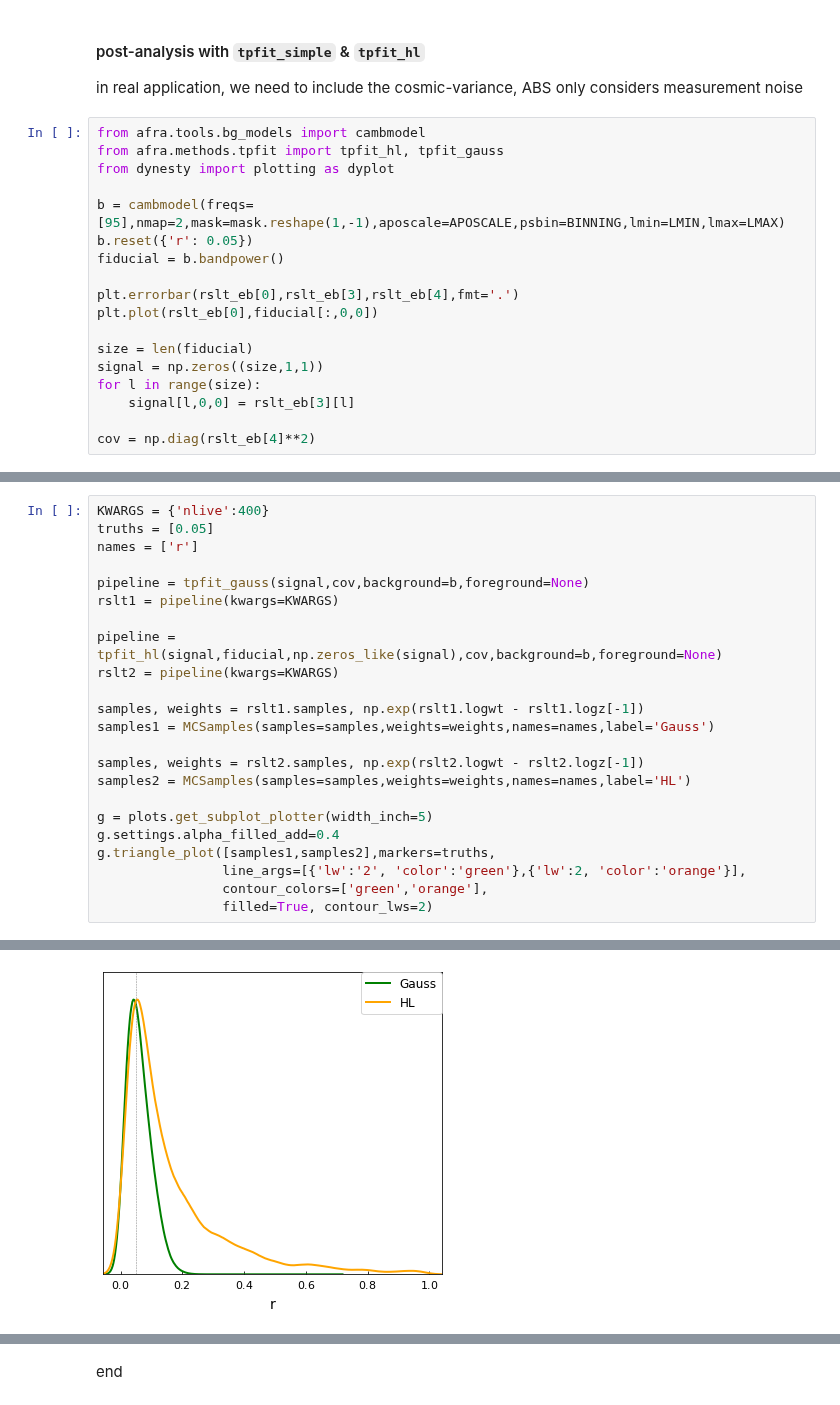
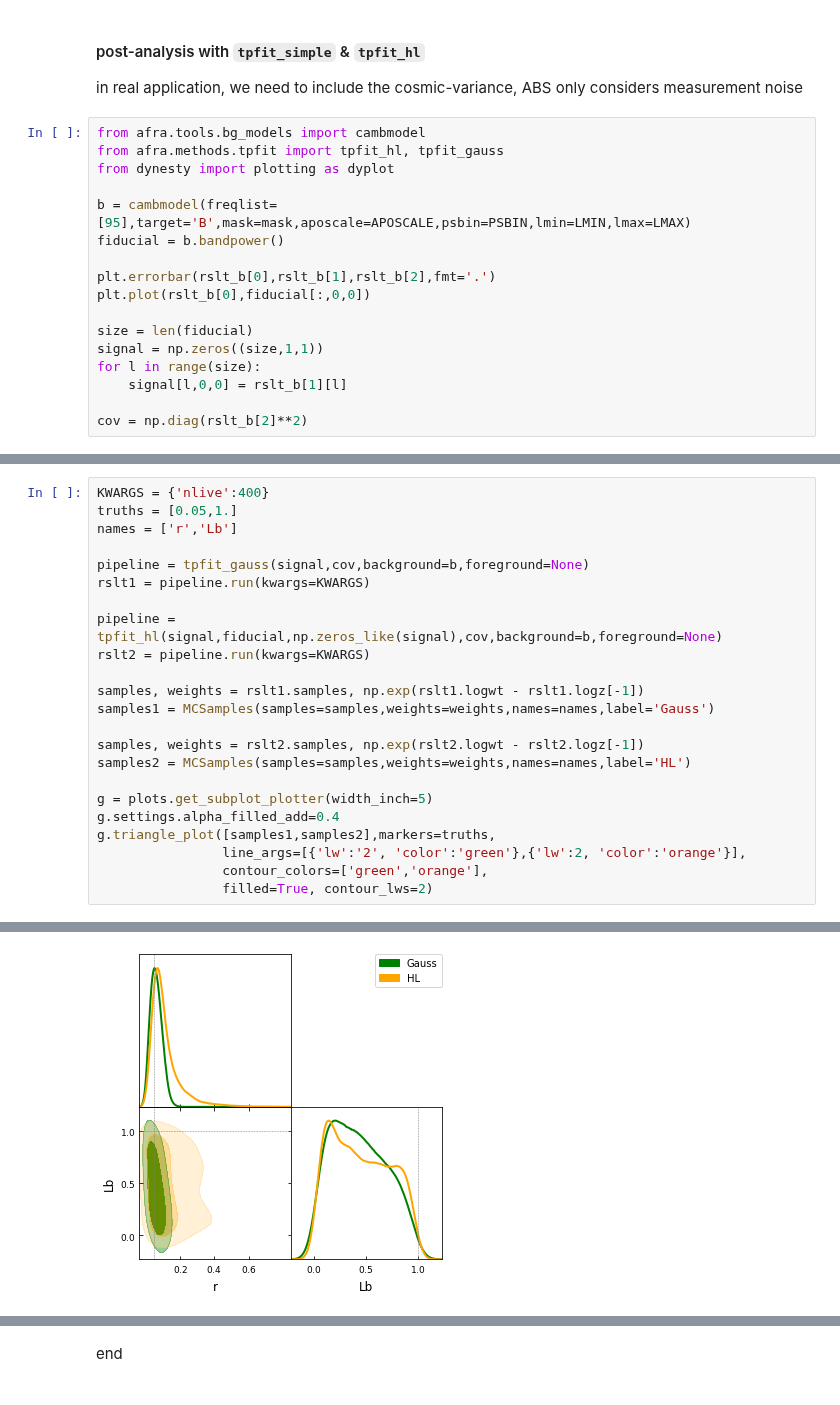
Before and after one commit to gioacchinowang/afra, a Jupyter notebook: tutorials/tutorial04.ipynb, the cells around one changed output, grey strips where cells are left out. Saved outputs shown, nothing was run; the diff lists cells and outputs as text.

```diff
--- a/tutorials/tutorial04.ipynb
+++ b/tutorials/tutorial04.ipynb
@@ -211,17 +178,16 @@ from afra.tools.bg_models import cambmodel
 from afra.methods.tpfit import tpfit_hl, tpfit_gauss
 from dynesty import plotting as dyplot
 
-b = cambmodel(freqs=[95],nmap=2,mask=mask.reshape(1,-1),aposcale=APOSCALE,psbin=BINNING,lmin=LMIN,lmax=LMAX)
-b.reset({'r': 0.05})
+b = cambmodel(freqlist=[95],target='B',mask=mask,aposcale=APOSCALE,psbin=PSBIN,lmin=LMIN,lmax=LMAX)
 fiducial = b.bandpower()
 
-plt.errorbar(rslt_eb[0],rslt_eb[3],rslt_eb[4],fmt='.')
-plt.plot(rslt_eb[0],fiducial[:,0,0])
+plt.errorbar(rslt_b[0],rslt_b[1],rslt_b[2],fmt='.')
+plt.plot(rslt_b[0],fiducial[:,0,0])
 
 size = len(fiducial)
 signal = np.zeros((size,1,1))
 for l in range(size):
-    signal[l,0,0] = rslt_eb[3][l]
+    signal[l,0,0] = rslt_b[1][l]
 
-cov = np.diag(rslt_eb[4]**2)
+cov = np.diag(rslt_b[2]**2)
 # %% [output]
@@ -229,13 +195,13 @@ cov = np.diag(rslt_eb[4]**2)
 # %%
 KWARGS = {'nlive':400}
-truths = [0.05]
-names = ['r']
+truths = [0.05,1.]
+names = ['r','Lb']
 
 pipeline = tpfit_gauss(signal,cov,background=b,foreground=None)
-rslt1 = pipeline(kwargs=KWARGS)
+rslt1 = pipeline.run(kwargs=KWARGS)
 
 pipeline = tpfit_hl(signal,fiducial,np.zeros_like(signal),cov,background=b,foreground=None)
-rslt2 = pipeline(kwargs=KWARGS)
+rslt2 = pipeline.run(kwargs=KWARGS)
 
 samples, weights = rslt1.samples, np.exp(rslt1.logwt - rslt1.logz[-1])
 samples1 = MCSamples(samples=samples,weights=weights,names=names,label='Gauss')
@@ -254,3 +220,3 @@ iter: 1159 | +400 | bound: 0 | nc: 1 | ncall: 7034 | eff(%): 22.164 | loglstar:
 Removed no burn in
 Removed no burn in
-[figure, old version]
+[figure, new version]
```
Also changed, not shown: parts of 8 cells of this notebook, 18 other files.
